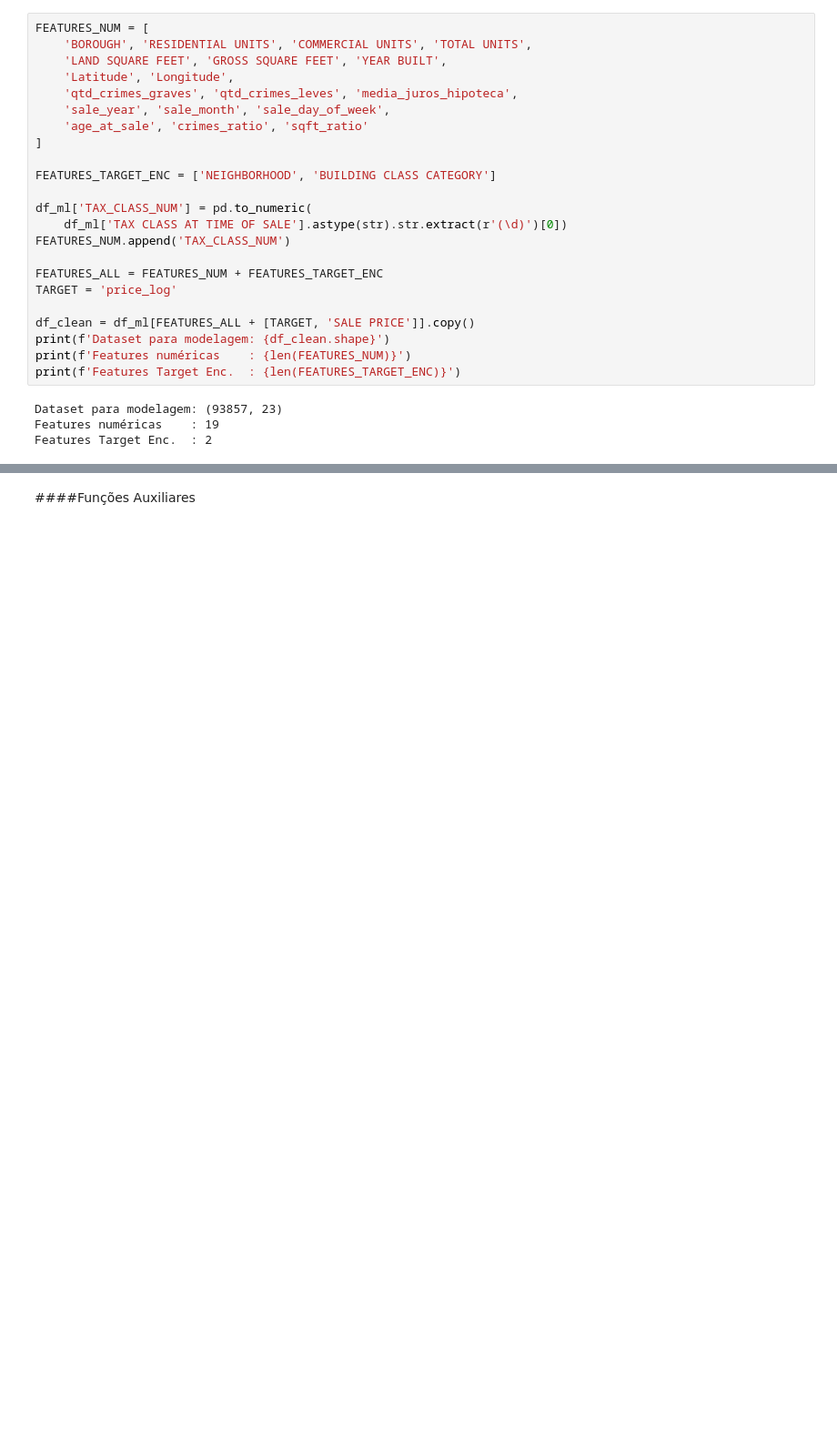
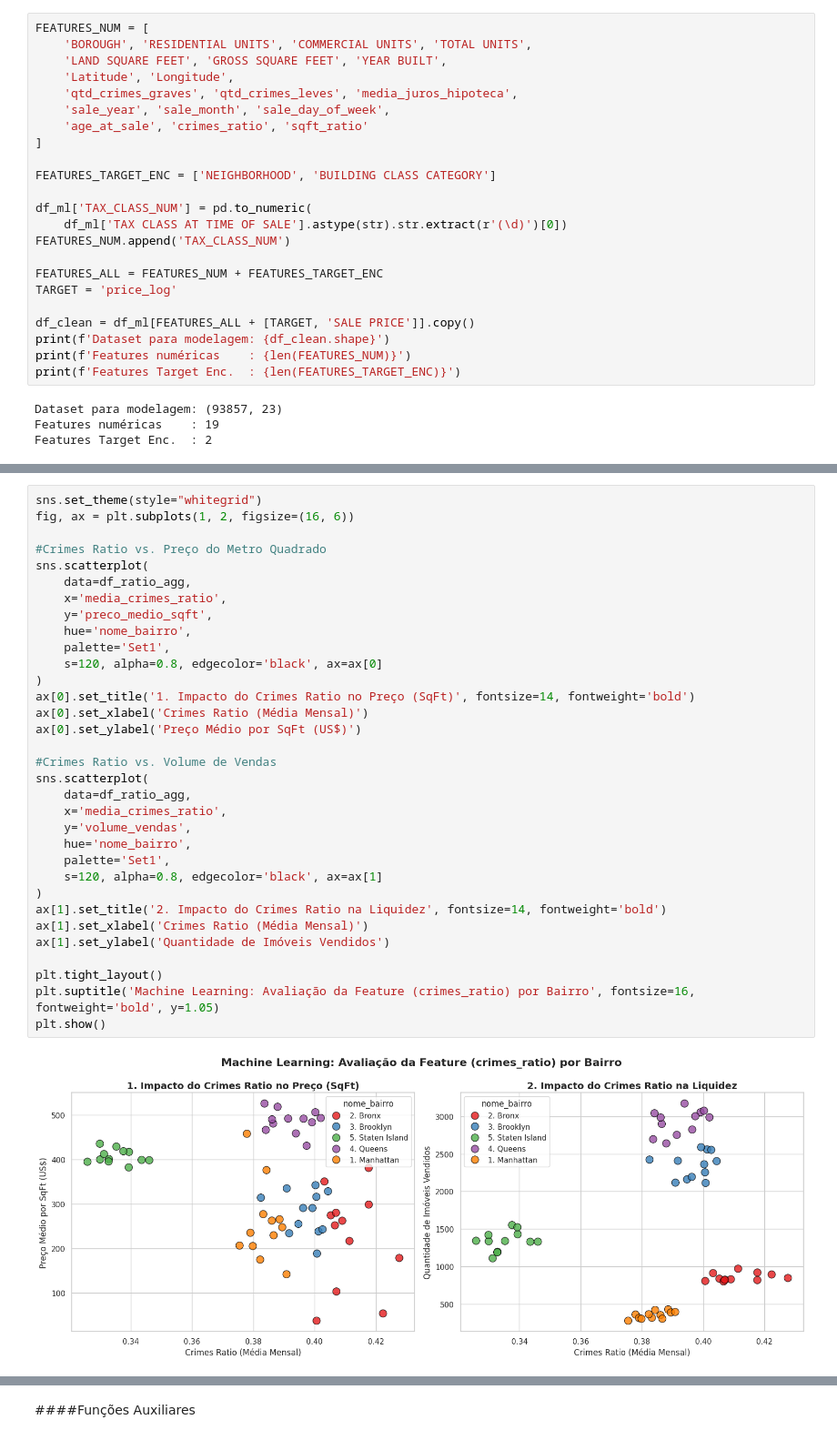
Before and after one commit to Numseinemmeunome/analise_preditiva_mercado_imobiliario_nyc, a Jupyter notebook: trabalho_final.ipynb, the cells around one changed output, grey strips where cells are left out. Shown at 91% size. Drawn from its saved outputs; the diff is of its cells as text; blank space fills up the shorter version.

```diff
--- a/trabalho_final.ipynb
+++ b/trabalho_final.ipynb
@@ -1082,0 +1166,35 @@ Features Target Enc.  : 2
+# %%
+sns.set_theme(style="whitegrid")
+fig, ax = plt.subplots(1, 2, figsize=(16, 6))
+
+#Crimes Ratio vs. Preço do Metro Quadrado
+sns.scatterplot(
+    data=df_ratio_agg,
+    x='media_crimes_ratio',
+    y='preco_medio_sqft',
+    hue='nome_bairro',
+    palette='Set1',
+    s=120, alpha=0.8, edgecolor='black', ax=ax[0]
+)
+ax[0].set_title('1. Impacto do Crimes Ratio no Preço (SqFt)', fontsize=14, fontweight='bold')
+ax[0].set_xlabel('Crimes Ratio (Média Mensal)')
+ax[0].set_ylabel('Preço Médio por SqFt (US$)')
+
+#Crimes Ratio vs. Volume de Vendas
+sns.scatterplot(
+    data=df_ratio_agg,
+    x='media_crimes_ratio',
+    y='volume_vendas',
+    hue='nome_bairro',
+    palette='Set1',
+    s=120, alpha=0.8, edgecolor='black', ax=ax[1]
+)
+ax[1].set_title('2. Impacto do Crimes Ratio na Liquidez', fontsize=14, fontweight='bold')
+ax[1].set_xlabel('Crimes Ratio (Média Mensal)')
+ax[1].set_ylabel('Quantidade de Imóveis Vendidos')
+
+plt.tight_layout()
+plt.suptitle('Machine Learning: Avaliação da Feature (crimes_ratio) por Bairro', fontsize=16, fontweight='bold', y=1.05)
+plt.show()
+# %% [output]
+[figure, added]
```
Also changed, not shown: parts of 24 cells of this notebook.
